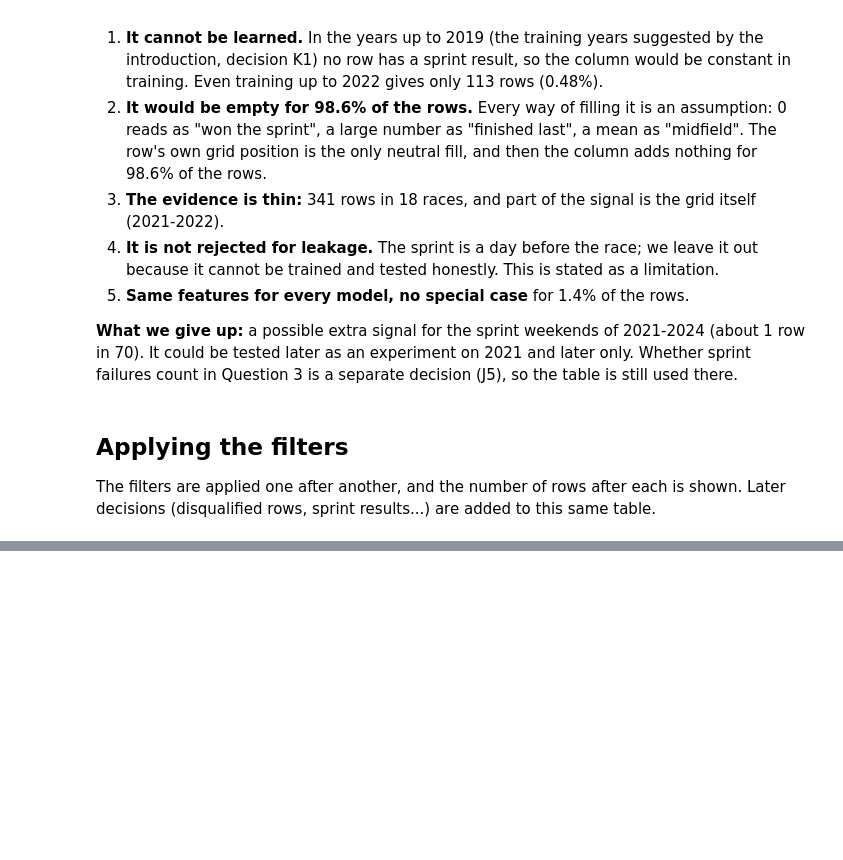
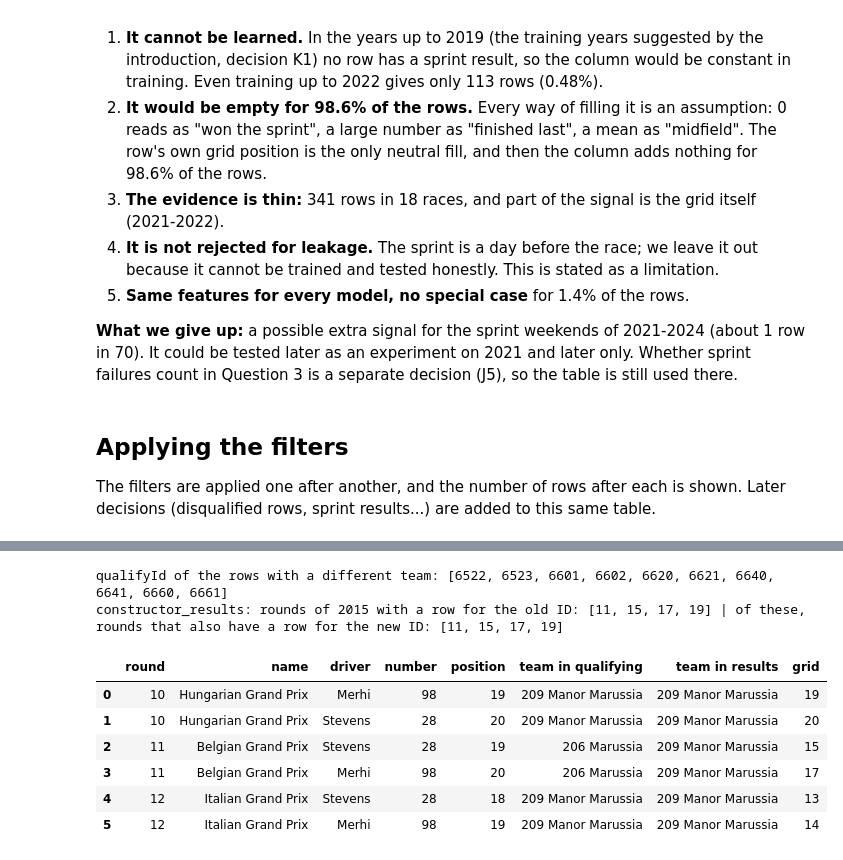
Before and after one commit to esralsayed/ACL-milestone1, a Jupyter notebook: F1_podium_prediction.ipynb, the cells around one changed output, grey strips where cells are left out. Saved outputs shown, nothing was run; the diff lists cells and outputs as text; code cells hidden in the pictures; blank space fills up the shorter version.

```diff
--- a/F1_podium_prediction.ipynb
+++ b/F1_podium_prediction.ipynb
@@ -2348,0 +2994,33 @@ pd.DataFrame(filter_log).set_index("step")
+# %%
+# The rows themselves: three races in a row (rounds 10, 11, 12 of 2015). The drivers and car numbers are the same; only the team ID in `qualifying` changes.
+sample = (text["qualifying"].merge(results_one_row[["raceId", "driverId", "constructorId", "grid"]], on=["raceId", "driverId"],
+                                   suffixes=("_qualifying", "_results"))
+                            .merge(text["races"][["raceId", "year", "round", "name"]], on="raceId"))
+sample = sample[(sample["year"] == "2015") & sample["constructorId_qualifying"].isin(two_teams["constructorId"])
+                & sample["round"].isin(["10", "11", "12"])].copy()
+sample["driver"] = sample["driverId"].map(text["drivers"].set_index("driverId")["surname"])
+sample["team in qualifying"] = sample["constructorId_qualifying"] + " " + sample["constructorId_qualifying"].map(team_name)
+sample["team in results"] = sample["constructorId_results"] + " " + sample["constructorId_results"].map(team_name)
+sample["round"] = sample["round"].astype(int)
+
+# Are the rows with a different team stored together, and does the old team ID appear in other tables of 2015?
+stored = pairs.merge(text["qualifying"][["raceId", "driverId", "qualifyId"]], on=["raceId", "driverId"])
+stored = stored[stored["constructorId_qualifying"] != stored["constructorId_results"]]
+print("qualifyId of the rows with a different team:", sorted(stored["qualifyId"].astype(int).tolist()))
+old_in_results = text["constructor_results"].merge(text["races"][["raceId", "year", "round"]], on="raceId")
+in_2015 = old_in_results[old_in_results["year"] == "2015"]
+old_rounds = set(in_2015.loc[in_2015["constructorId"] == "206", "round"])
+new_rounds = set(in_2015.loc[in_2015["constructorId"] == "209", "round"])
+print("constructor_results: rounds of 2015 with a row for the old ID:", sorted(int(r) for r in old_rounds),
+      "| of these, rounds that also have a row for the new ID:", sorted(int(r) for r in old_rounds & new_rounds))
+sample.sort_values(["round", "position"])[["round", "name", "driver", "number", "position", "team in qualifying", "team in results", "grid"]].reset_index(drop=True)
+# %% [output]
+qualifyId of the rows with a different team: [6522, 6523, 6601, 6602, 6620, 6621, 6640, 6641, 6660, 6661]
+constructor_results: rounds of 2015 with a row for the old ID: [11, 15, 17, 19] | of these, rounds that also have a row for the new ID: [11, 15, 17, 19]
+|  | round | name | driver | number | position | team in qualifying | team in results | grid |
+| 0 | 10 | Hungarian Grand Prix | Merhi | 98 | 19 | 209 Manor Marussia | 209 Manor Marussia | 19 |
+| 1 | 10 | Hungarian Grand Prix | Stevens | 28 | 20 | 209 Manor Marussia | 209 Manor Marussia | 20 |
+| 2 | 11 | Belgian Grand Prix | Stevens | 28 | 19 | 206 Marussia | 209 Manor Marussia | 15 |
+| 3 | 11 | Belgian Grand Prix | Merhi | 98 | 20 | 206 Marussia | 209 Manor Marussia | 17 |
+| 4 | 12 | Italian Grand Prix | Stevens | 28 | 18 | 209 Manor Marussia | 209 Manor Marussia | 13 |
+| 5 | 12 | Italian Grand Prix | Merhi | 98 | 19 | 209 Manor Marussia | 209 Manor Marussia | 14 |
```
Also changed, not shown: parts of 69 cells of this notebook, 1 other file.
